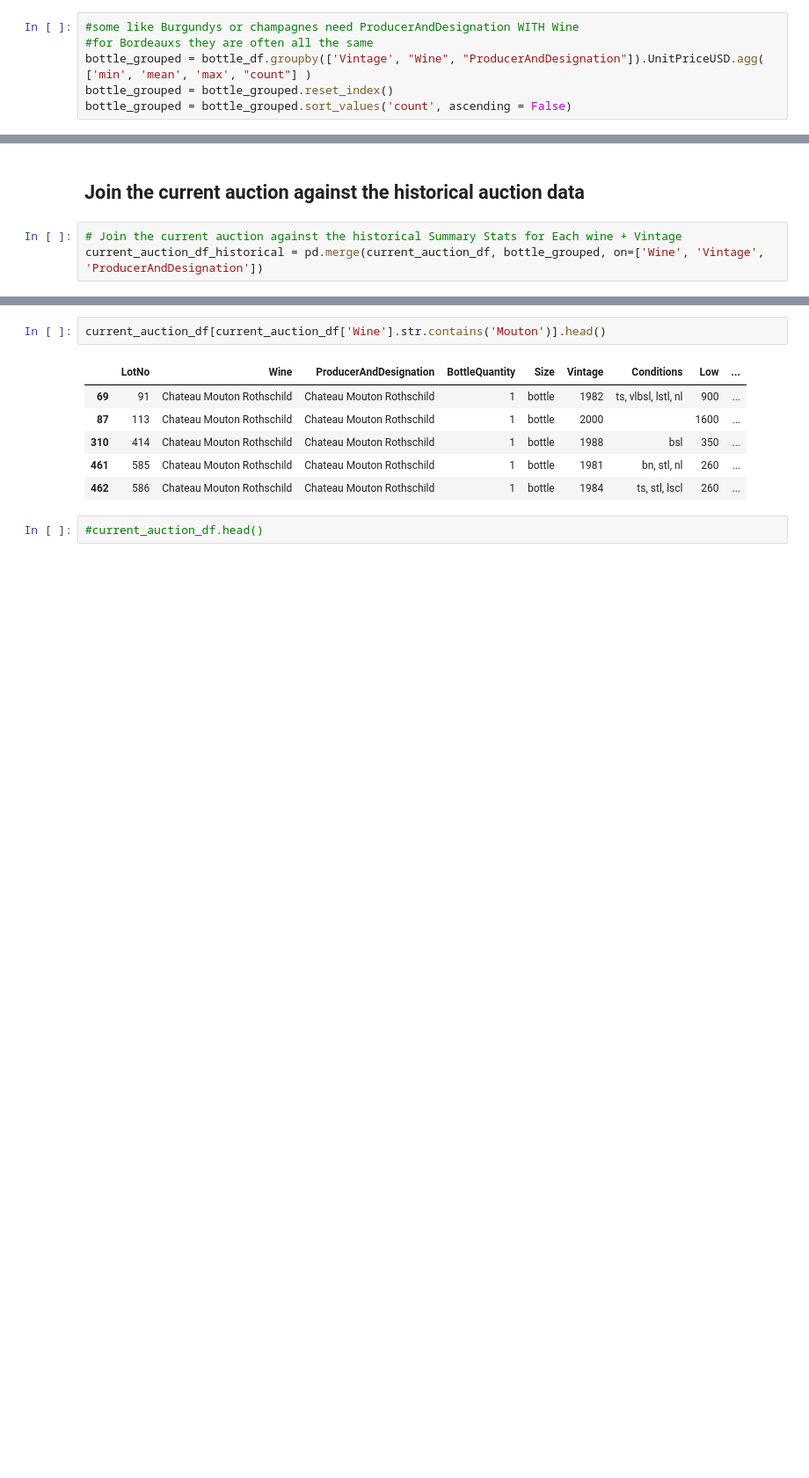
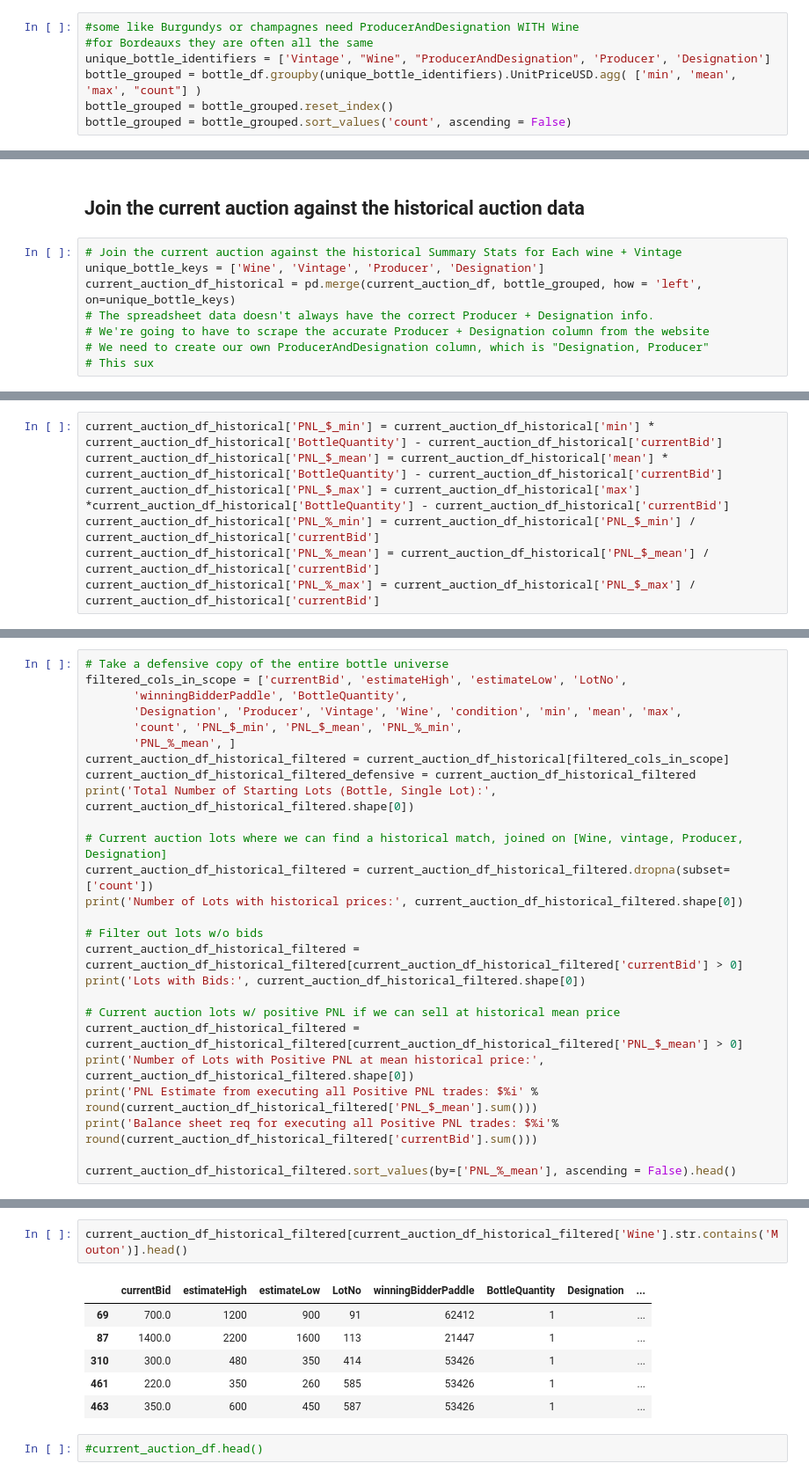
Before and after one commit to chenerick/wine_auction, a Jupyter notebook: Acker_Merrall_Condit_Exploration.ipynb, the cells around one changed output, grey strips where cells are left out. Shown at 88% size. Saved outputs shown, nothing was run; the diff lists cells and outputs as text; blank space fills up the shorter version.

```diff
--- a/Acker_Merrall_Condit_Exploration.ipynb
+++ b/Acker_Merrall_Condit_Exploration.ipynb
@@ -123,7 +144,8 @@ bottle_df.shape
 # %%
 #some like Burgundys or champagnes need ProducerAndDesignation WITH Wine
 #for Bordeauxs they are often all the same
-bottle_grouped = bottle_df.groupby(['Vintage', "Wine", "ProducerAndDesignation"]).UnitPriceUSD.agg( ['min', 'mean', 'max', "count"] )
+unique_bottle_identifiers = ['Vintage', "Wine", "ProducerAndDesignation", 'Producer', 'Designation']
+bottle_grouped = bottle_df.groupby(unique_bottle_identifiers).UnitPriceUSD.agg( ['min', 'mean', 'max', "count"] )
 bottle_grouped = bottle_grouped.reset_index()
 bottle_grouped = bottle_grouped.sort_values('count', ascending = False)
 # %% [markdown]
@@ -312,4 +338,9 @@ Less multilot and nonbottle DF size: (2146, 16)
 ## Join the current auction against the historical auction data
 # %%
 # Join the current auction against the historical Summary Stats for Each wine + Vintage
-current_auction_df_historical = pd.merge(current_auction_df, bottle_grouped, on=['Wine', 'Vintage', 'ProducerAndDesignation'])
+unique_bottle_keys = ['Wine', 'Vintage', 'Producer', 'Designation']
+current_auction_df_historical = pd.merge(current_auction_df, bottle_grouped, how = 'left', on=unique_bottle_keys)
+# The spreadsheet data doesn't always have the correct Producer + Designation info.
+# We're going to have to scrape the accurate Producer + Designation column from the website
+# We need to create our own ProducerAndDesignation column, which is "Designation, Producer"
+# This sux
@@ -324,0 +349,7 @@ current_auction_df_historical.head()
+# %%
+current_auction_df_historical['PNL_$_min'] = current_auction_df_historical['min'] * current_auction_df_historical['BottleQuantity'] - current_auction_df_historical['currentBid']
+current_auction_df_historical['PNL_$_mean'] = current_auction_df_historical['mean'] * current_auction_df_historical['BottleQuantity'] - current_auction_df_historical['currentBid']
+current_auction_df_historical['PNL_$_max'] = current_auction_df_historical['max'] *current_auction_df_historical['BottleQuantity'] - current_auction_df_historical['currentBid']
+current_auction_df_historical['PNL_%_min'] = current_auction_df_historical['PNL_$_min'] / current_auction_df_historical['currentBid']
+current_auction_df_historical['PNL_%_mean'] = current_auction_df_historical['PNL_$_mean'] / current_auction_df_historical['currentBid']
+current_auction_df_historical['PNL_%_max'] = current_auction_df_historical['PNL_$_max'] / current_auction_df_historical['currentBid']
@@ -324,0 +358,26 @@ current_auction_df_historical.head()
+# %%
+# Take a defensive copy of the entire bottle universe
+filtered_cols_in_scope = ['currentBid', 'estimateHigh', 'estimateLow', 'LotNo',
+       'winningBidderPaddle', 'BottleQuantity',
+       'Designation', 'Producer', 'Vintage', 'Wine', 'condition', 'min', 'mean', 'max',
+       'count', 'PNL_$_min', 'PNL_$_mean', 'PNL_%_min',
+       'PNL_%_mean', ]
+current_auction_df_historical_filtered = current_auction_df_historical[filtered_cols_in_scope]
+current_auction_df_historical_filtered_defensive = current_auction_df_historical_filtered
+print('Total Number of Starting Lots (Bottle, Single Lot):', current_auction_df_historical_filtered.shape[0])
+
+# Current auction lots where we can find a historical match, joined on [Wine, vintage, Producer, Designation]
+current_auction_df_historical_filtered = current_auction_df_historical_filtered.dropna(subset=['count'])
+print('Number of Lots with historical prices:', current_auction_df_historical_filtered.shape[0])
+
+# Filter out lots w/o bids
+current_auction_df_historical_filtered = current_auction_df_historical_filtered[current_auction_df_historical_filtered['currentBid'] > 0]
+print('Lots with Bids:', current_auction_df_historical_filtered.shape[0])
+
+# Current auction lots w/ positive PNL if we can sell at historical mean price
+current_auction_df_historical_filtered = current_auction_df_historical_filtered[current_auction_df_historical_filtered['PNL_$_mean'] > 0]
+print('Number of Lots with Positive PNL at mean historical price:', current_auction_df_historical_filtered.shape[0])
+print('PNL Estimate from executing all Positive PNL trades: $%i' % round(current_auction_df_historical_filtered['PNL_$_mean'].sum()))
+print('Balance sheet req for executing all Positive PNL trades: $%i'% round(current_auction_df_historical_filtered['currentBid'].sum()))
+
+current_auction_df_historical_filtered.sort_values(by=['PNL_%_mean'], ascending = False).head()
@@ -325,12 +422,12 @@ current_auction_df_historical.head()
 # %%
-current_auction_df[current_auction_df['Wine'].str.contains('Mouton')].head()
+current_auction_df_historical_filtered[current_auction_df_historical_filtered['Wine'].str.contains('Mouton')].head()
 # %% [output]
-|  | LotNo | Wine | ProducerAndDesignation | BottleQuantity | Size | Vintage | Conditions | Low | ... |
-| 69 | 91 | Chateau Mouton Rothschild | Chateau Mouton Rothschild | 1 | bottle | 1982 | ts, vlbsl, lstl, nl | 900 | ... |
-| 87 | 113 | Chateau Mouton Rothschild | Chateau Mouton Rothschild | 1 | bottle | 2000 |  | 1600 | ... |
-| 310 | 414 | Chateau Mouton Rothschild | Chateau Mouton Rothschild | 1 | bottle | 1988 | bsl | 350 | ... |
-| 461 | 585 | Chateau Mouton Rothschild | Chateau Mouton Rothschild | 1 | bottle | 1981 | bn, stl, nl | 260 | ... |
-| 462 | 586 | Chateau Mouton Rothschild | Chateau Mouton Rothschild | 1 | bottle | 1984 | ts, stl, lscl | 260 | ... |
+|  | currentBid | estimateHigh | estimateLow | LotNo | winningBidderPaddle | BottleQuantity | Designation | ... |
+| 69 | 700.0 | 1200 | 900 | 91 | 62412 | 1 |  | ... |
+| 87 | 1400.0 | 2200 | 1600 | 113 | 21447 | 1 |  | ... |
+| 310 | 300.0 | 480 | 350 | 414 | 53426 | 1 |  | ... |
+| 461 | 220.0 | 350 | 260 | 585 | 53426 | 1 |  | ... |
+| 463 | 350.0 | 600 | 450 | 587 | 53426 | 1 |  | ... |
 # %%
 #current_auction_df.head()
 # %% [markdown]
```
Also changed, not shown: parts of 22 cells of this notebook, 3 other files.
